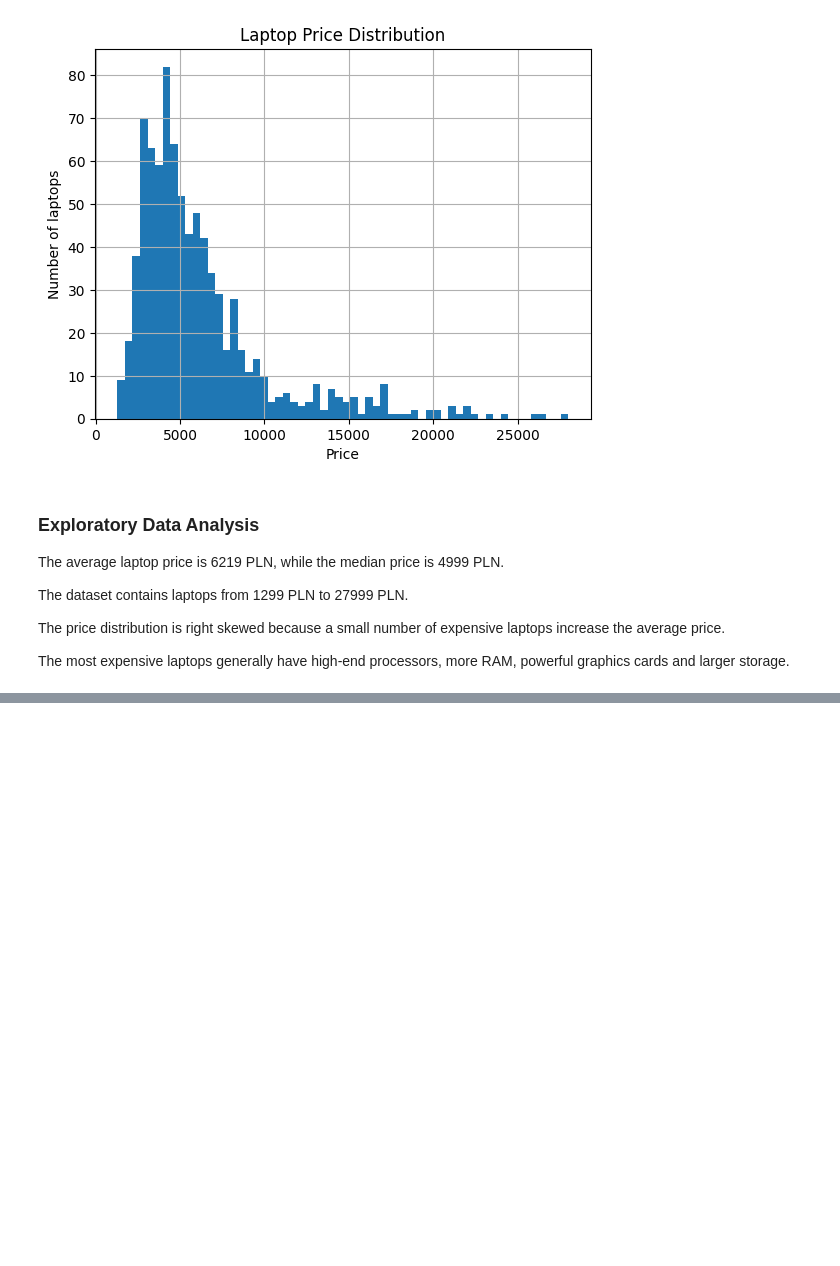
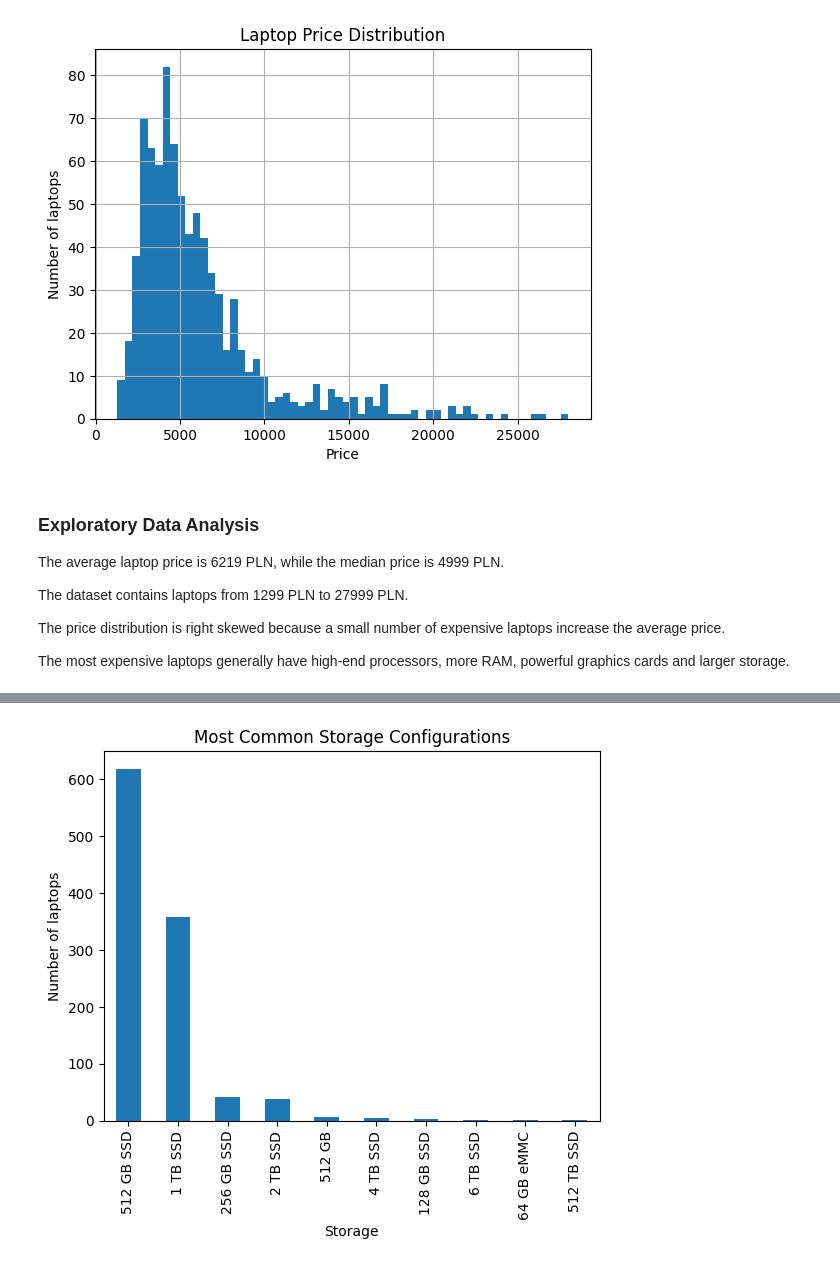
Before and after one commit to rishchuk/laptop-analysis, a Jupyter notebook: laptop_analysis.ipynb, the cells around one changed output, grey strips where cells are left out. Saved outputs shown, nothing was run; the diff lists cells and outputs as text; code cells hidden in the pictures; blank space fills up the shorter version.

Commit message:
Analyze laptop storage configurations

```diff
--- a/laptop_analysis.ipynb
+++ b/laptop_analysis.ipynb
@@ -546,0 +581,9 @@ The most expensive laptops generally have high-end processors, more RAM, powerfu
+# %%
+df["storage"].value_counts().head(10).plot(kind="bar")
+
+plt.xlabel("Storage")
+plt.ylabel("Number of laptops")
+plt.title("Most Common Storage Configurations")
+plt.show()
+# %% [output]
+[figure, added]
```
Also changed, not shown: parts of 4 cells of this notebook.
